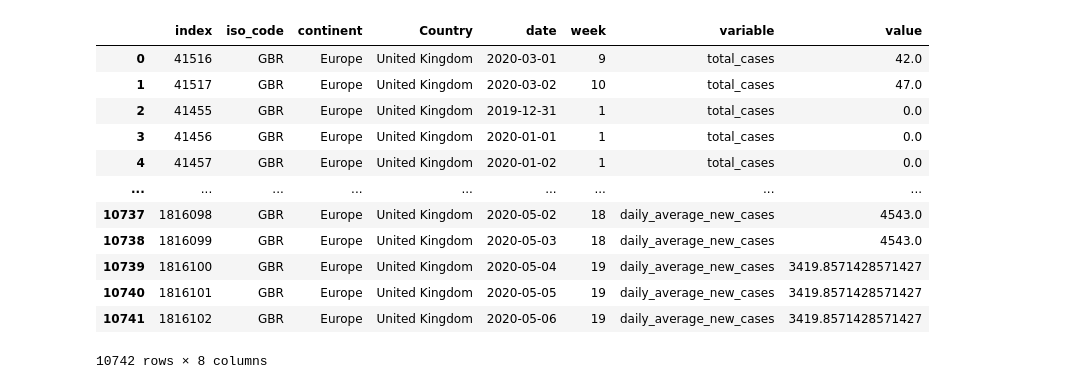
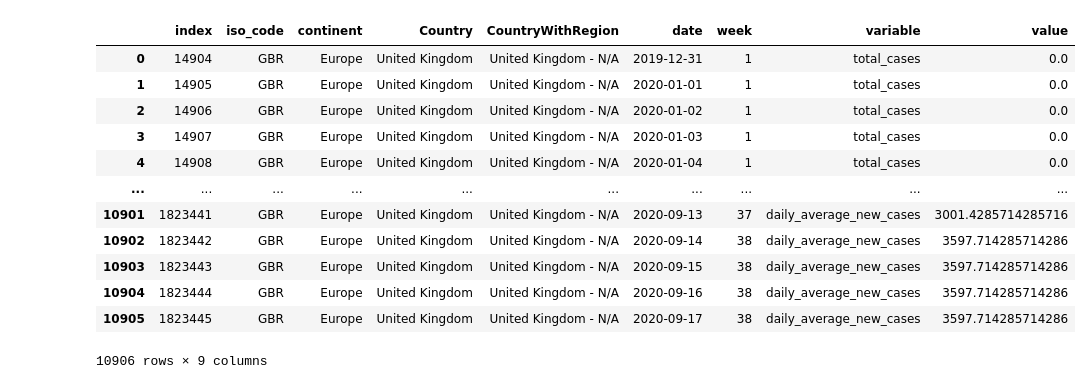
Before and after one commit to andrewcgaitskell/virus-data-voila, a Jupyter notebook: notebooks/currentviz.ipynb, the cells around one changed output. Saved outputs shown, nothing was run; the diff lists cells and outputs as text; code cells hidden in the pictures.

```diff
--- a/notebooks/currentviz.ipynb
+++ b/notebooks/currentviz.ipynb
@@ -223,27 +216,27 @@ def getindexdata(gid_in):
 # Owid Data
 # %%
 def getowiddata(owid_in):
-    sqlquery = 'SELECT index, iso_code, continent, "Country", date, week, variable, value'''
+    sqlquery = 'SELECT index, iso_code, continent, "Country", concat("Country" ,\' - N/A\') as "CountryWithRegion" ,date, week, variable, value'''
     sqlquery = sqlquery + ''' FROM "data_All_OWID_Data" where concat("Country" ,' - N/A') in ( ''' + cleanlist(owid_in) + ''')'''
     dfdata_ret = pd.read_sql_query(sqlquery,engine)
     return dfdata_ret
     #pd.read_sql_query(query,engine)
 df = getowiddata('\'United Kingdom - N/A\'')
 df
 # %% [output]
-|  | index | iso_code | continent | Country | date | week | variable | value |
-| 0 | 41516 | GBR | Europe | United Kingdom | 2020-03-01 | 9 | total_cases | 42.0 |
-| 1 | 41517 | GBR | Europe | United Kingdom | 2020-03-02 | 10 | total_cases | 47.0 |
-| 2 | 41455 | GBR | Europe | United Kingdom | 2019-12-31 | 1 | total_cases | 0.0 |
-| 3 | 41456 | GBR | Europe | United Kingdom | 2020-01-01 | 1 | total_cases | 0.0 |
-| 4 | 41457 | GBR | Europe | United Kingdom | 2020-01-02 | 1 | total_cases | 0.0 |
-| ... | ... | ... | ... | ... | ... | ... | ... | ... |
-| 10737 | 1816098 | GBR | Europe | United Kingdom | 2020-05-02 | 18 | daily_average_new_cases | 4543.0 |
-| 10738 | 1816099 | GBR | Europe | United Kingdom | 2020-05-03 | 18 | daily_average_new_cases | 4543.0 |
-| 10739 | 1816100 | GBR | Europe | United Kingdom | 2020-05-04 | 19 | daily_average_new_cases | 3419.8571428571427 |
-| 10740 | 1816101 | GBR | Europe | United Kingdom | 2020-05-05 | 19 | daily_average_new_cases | 3419.8571428571427 |
-| 10741 | 1816102 | GBR | Europe | United Kingdom | 2020-05-06 | 19 | daily_average_new_cases | 3419.8571428571427 |
+|  | index | iso_code | continent | Country | CountryWithRegion | date | week | variable | value |
+| 0 | 14904 | GBR | Europe | United Kingdom | United Kingdom - N/A | 2019-12-31 | 1 | total_cases | 0.0 |
+| 1 | 14905 | GBR | Europe | United Kingdom | United Kingdom - N/A | 2020-01-01 | 1 | total_cases | 0.0 |
+| 2 | 14906 | GBR | Europe | United Kingdom | United Kingdom - N/A | 2020-01-02 | 1 | total_cases | 0.0 |
+| 3 | 14907 | GBR | Europe | United Kingdom | United Kingdom - N/A | 2020-01-03 | 1 | total_cases | 0.0 |
+| 4 | 14908 | GBR | Europe | United Kingdom | United Kingdom - N/A | 2020-01-04 | 1 | total_cases | 0.0 |
+| ... | ... | ... | ... | ... | ... | ... | ... | ... | ... |
+| 10901 | 1823441 | GBR | Europe | United Kingdom | United Kingdom - N/A | 2020-09-13 | 37 | daily_average_new_cases | 3001.4285714285716 |
+| 10902 | 1823442 | GBR | Europe | United Kingdom | United Kingdom - N/A | 2020-09-14 | 38 | daily_average_new_cases | 3597.714285714286 |
+| 10903 | 1823443 | GBR | Europe | United Kingdom | United Kingdom - N/A | 2020-09-15 | 38 | daily_average_new_cases | 3597.714285714286 |
+| 10904 | 1823444 | GBR | Europe | United Kingdom | United Kingdom - N/A | 2020-09-16 | 38 | daily_average_new_cases | 3597.714285714286 |
+| 10905 | 1823445 | GBR | Europe | United Kingdom | United Kingdom - N/A | 2020-09-17 | 38 | daily_average_new_cases | 3597.714285714286 |
-10742 rows × 8 columns
+10906 rows × 9 columns
 # %%
 # Display Them
 # %%
```
Also changed, not shown: parts of 11 cells of this notebook.
